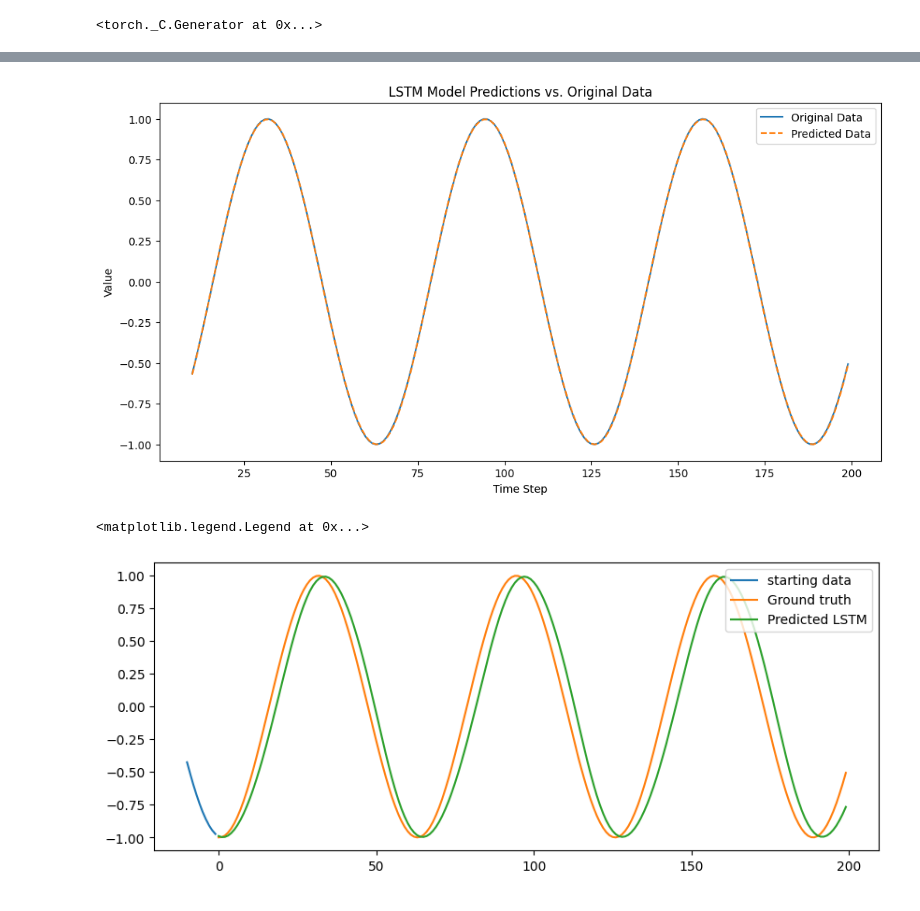
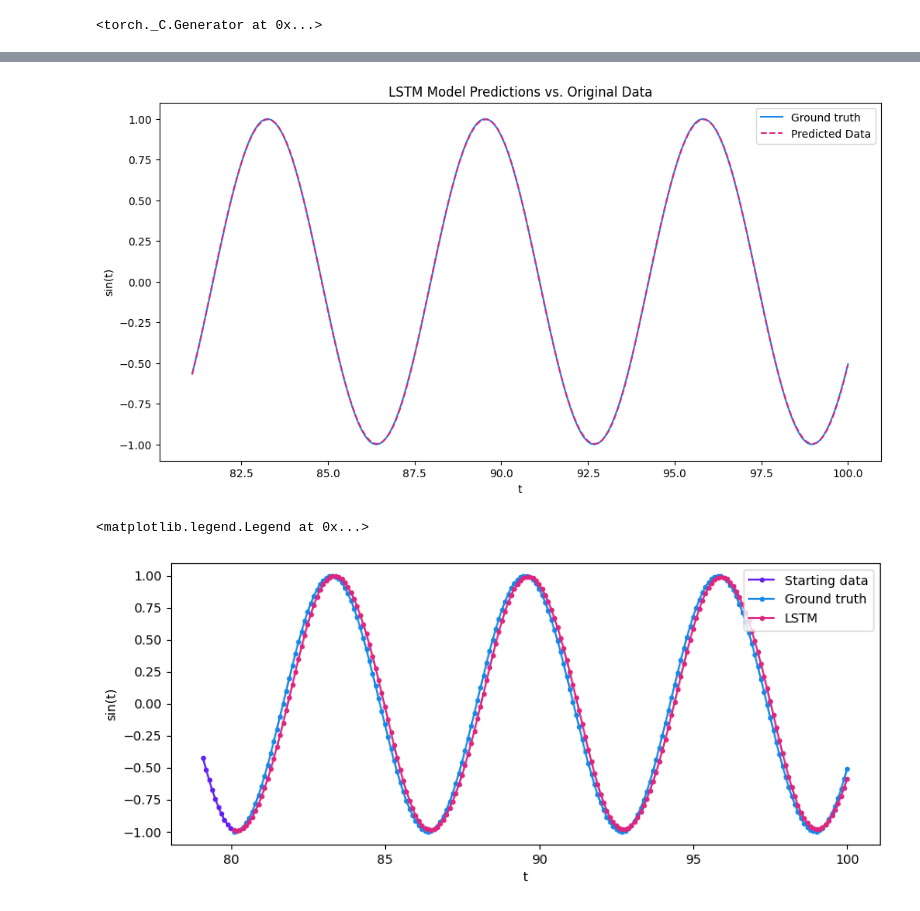
Before and after one commit to abbym-bristol/PIML-foundations-tb2, a Jupyter notebook: sine_wave.ipynb, the cells around one changed output, grey strips where cells are left out. Drawn from its saved outputs; the diff is of its cells as text; code cells hidden in the pictures.

```diff
--- a/sine_wave.ipynb
+++ b/sine_wave.ipynb
@@ -12,7 +14,14 @@ torch.manual_seed(0)
 t = np.linspace(0, 100, 1000)
 data = np.sin(t)
 train = data[:int(len(data)*0.8)]
+train_t = t[:int(len(data)*0.8)]
 test = data[int(len(data)*0.8):]
+test_t = t[int(len(data)*0.8):]
+
+plt.plot(t, data)
+plt.xlabel("t")
+plt.ylabel("sin(t)")
+plt.show()
 
 def create_sequences(data, seq_length):
     xs, ys = [], []
@@ -27,7 +36,7 @@ seq_length = 10
 X_train, y_train = create_sequences(train, seq_length)
 X_test, y_test = create_sequences(test, seq_length)
 
-trainX = torch.tensor(X_train[:, :, None], dtype=torch.float32)
-trainY = torch.tensor(y_train[:, None], dtype=torch.float32)
-testX = torch.tensor(X_test[:, :, None], dtype=torch.float32)
-testY = torch.tensor(y_test[:, None], dtype=torch.float32)
+X_train = torch.tensor(X_train[:, :, None], dtype=torch.float32)
+y_train = torch.tensor(y_train[:, None], dtype=torch.float32)
+X_test = torch.tensor(X_test[:, :, None], dtype=torch.float32)
+y_test = torch.tensor(y_test[:, None], dtype=torch.float32)
@@ -53,9 +64,9 @@ for epoch in range(num_epochs):
     model.train()
     optimizer.zero_grad()
 
-    outputs = model(trainX)
+    outputs = model(X_train)
 
-    loss = criterion(outputs, trainY)
+    loss = criterion(outputs, y_train)
     loss.backward()
     optimizer.step()
 
@@ -73,23 +84,29 @@ Epoch [80/100], Loss: 0.0000
 Epoch [90/100], Loss: 0.0000
 Epoch [100/100], Loss: 0.0000
+# %%
+colours = {
+    "Ground truth": "#1589e8",
+    "LSTM": "#dc267f",
+    "Starting data": "#631ff3"
+}
 # %%
 model.eval()
-predicted = model(testX)
+predicted = model(X_test)
 
 original = test[seq_length:]
-time_steps = np.arange(seq_length, len(test))
+time_steps = test_t[seq_length:]
 
 plt.figure(figsize=(12, 6))
-plt.plot(time_steps, original, label='Original Data')
+plt.plot(time_steps, original, label='Ground truth', c=colours["Ground truth"])
 plt.plot(time_steps, predicted.detach().numpy(),
-         label='Predicted Data', linestyle='--')
+         label='Predicted Data', linestyle='--', c=colours["LSTM"])
 plt.title('LSTM Model Predictions vs. Original Data')
-plt.xlabel('Time Step')
-plt.ylabel('Value')
+plt.xlabel("t")
+plt.ylabel("sin(t)")
 plt.legend()
 plt.show()
 # %% [output]
-[figure, old version]
+[figure, new version]
 # %%
 def forecast_with_model(model, forecast_length, start_data):
     """Autoregressive forecasting across test set with model
@@ -117,15 +134,17 @@ def forecast_with_model(model, forecast_length, start_data):
     y_forecast = np.array(y_forecast)  # Sort out formatting of results into a numpy array
     return y_forecast
 # %%
-start_data = trainX[-1:]
+start_data = X_train[-1:]
 y_forecast = forecast_with_model(model, len(test), start_data)
 # %%
-time_steps = np.arange(len(test)) # entire test set
+time_steps = test_t # entire test set
 plt.figure(figsize=(10, 4))
-plt.plot(np.arange(-seq_length, 0), start_data.squeeze(), label='starting data')
-plt.plot(time_steps, test, label='Ground truth')
-plt.plot(time_steps, y_forecast, label='Predicted LSTM')
+plt.plot(train_t[-seq_length:], start_data.squeeze(), marker='.', label='Starting data', c=colours['Starting data'])
+plt.plot(time_steps, test, label='Ground truth', marker='.', c=colours['Ground truth'])
+plt.plot(time_steps, y_forecast, label='LSTM', marker='.', c=colours['LSTM'])
+plt.xlabel("t")
+plt.ylabel("sin(t)")
 plt.legend(loc='upper right')
 # %% [output]
 <matplotlib.legend.Legend at 0x...>
-[figure, old version]
+[figure, new version]
```
Also changed, not shown: parts of 3 cells of this notebook, 1 other file.
